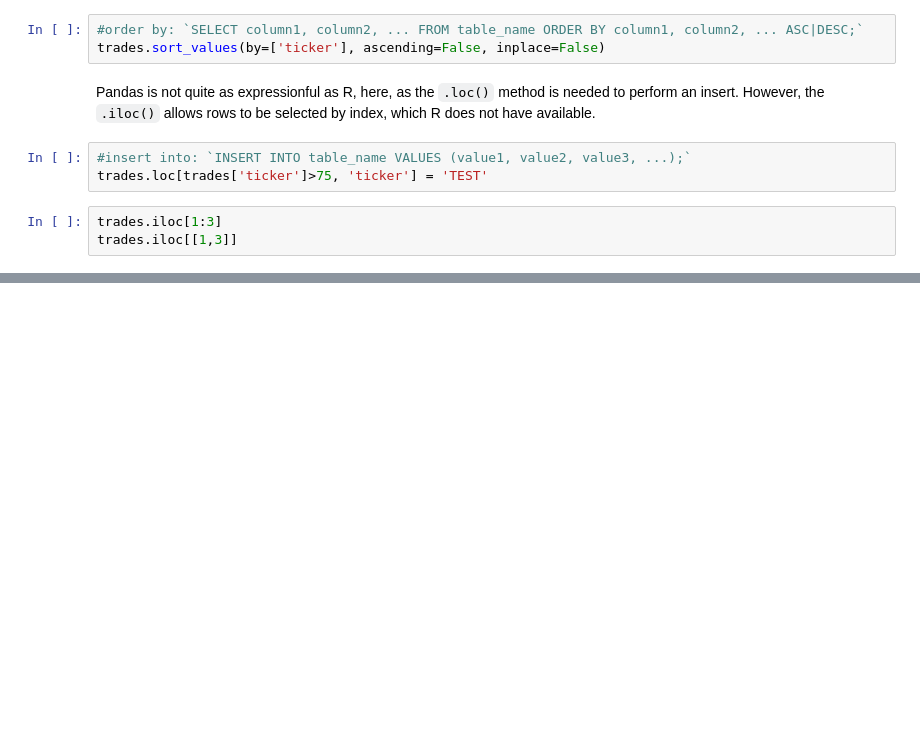
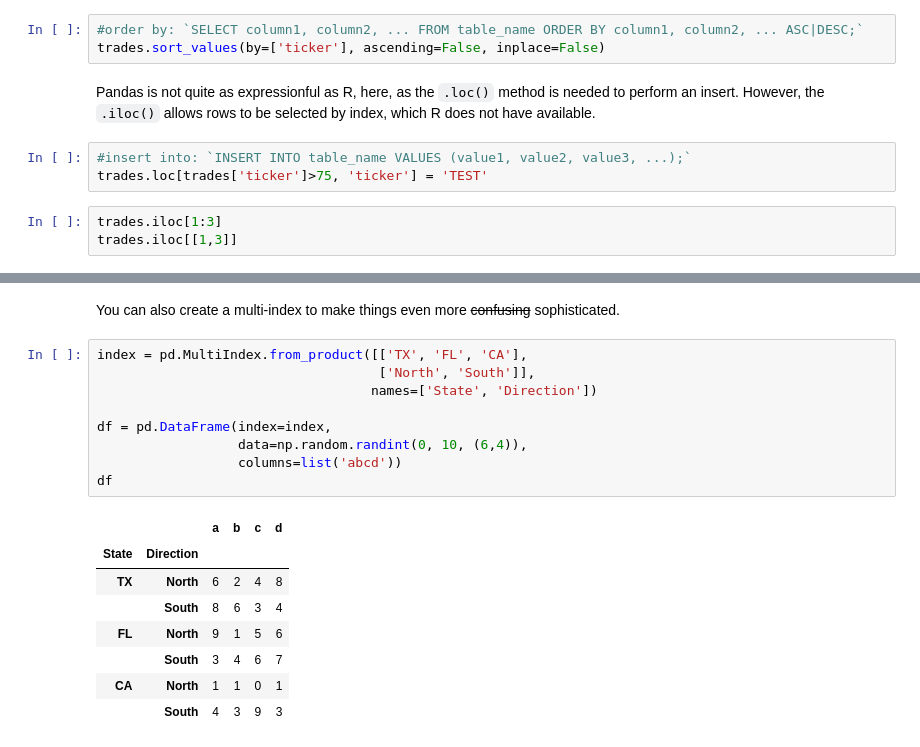
Before and after one commit to IMTorgDemo/Book-ai-for-banking-and-finance, a Jupyter notebook: notebooks/2-dataframe.ipynb, the cells around one changed output, grey strips where cells are left out. Drawn from its saved outputs; the diff is of its cells as text; blank space fills up the shorter version.

Commit message:
add tables section

```diff
--- a/notebooks/2-dataframe.ipynb
+++ b/notebooks/2-dataframe.ipynb
@@ -284,0 +577,20 @@ trades.iloc[[1,3]]
+# %% [markdown]
+You can also create a multi-index to make things even more ~~confusing~~ sophisticated.
+# %%
+index = pd.MultiIndex.from_product([['TX', 'FL', 'CA'],
+                                    ['North', 'South']],
+                                   names=['State', 'Direction'])
+
+df = pd.DataFrame(index=index,
+                  data=np.random.randint(0, 10, (6,4)),
+                  columns=list('abcd'))
+df
+# %% [output]
+|  |  | a | b | c | d |
+| State | Direction |  |  |  |  |
+| TX | North | 6 | 2 | 4 | 8 |
+|  | South | 8 | 6 | 3 | 4 |
+| FL | North | 9 | 1 | 5 | 6 |
+|  | South | 3 | 4 | 6 | 7 |
+| CA | North | 1 | 1 | 0 | 1 |
+|  | South | 4 | 3 | 9 | 3 |
```
Also changed, not shown: parts of 106 cells of this notebook, 5 other files.
